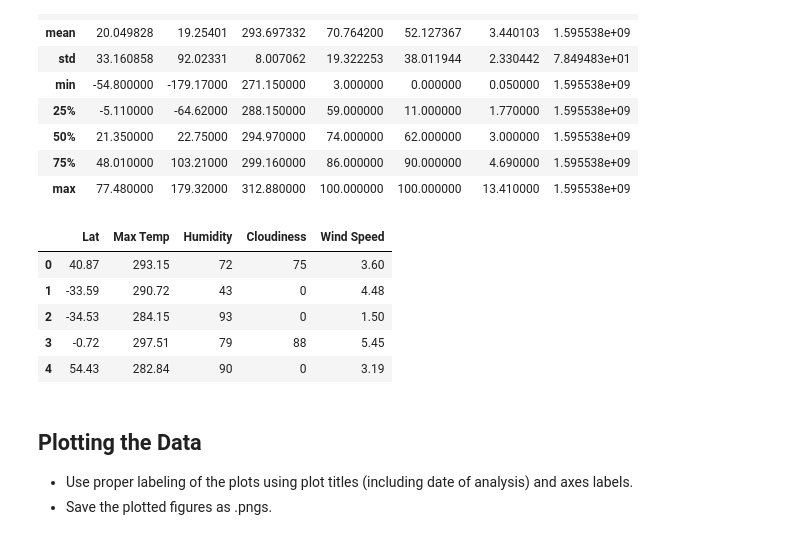
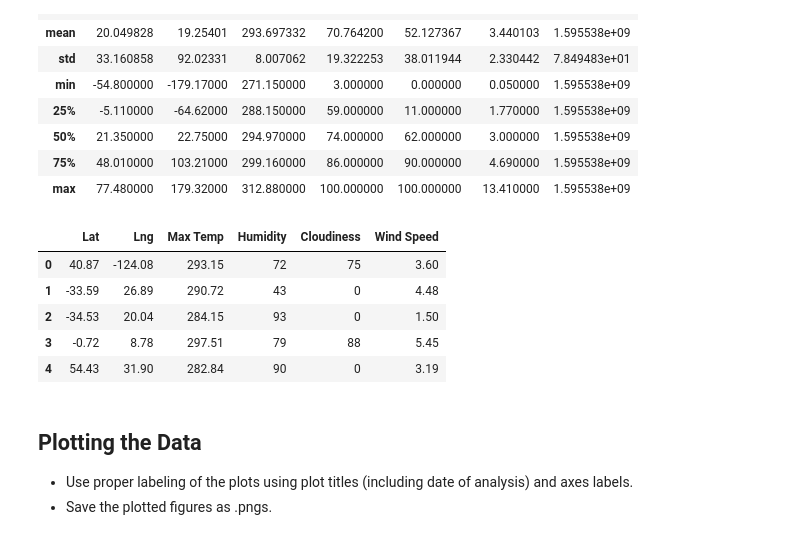
Before and after one commit to 12wollmana/UMN-Data_Analytics-Python_API_Challenge, a Jupyter notebook: WeatherPy/WeatherPy.ipynb, the cells around one changed output. Cells and saved outputs as stored; diff of their text form; code cells hidden in the pictures.

```diff
--- a/WeatherPy/WeatherPy.ipynb
+++ b/WeatherPy/WeatherPy.ipynb
@@ -207,18 +207,19 @@ clean_city_data.describe()
 # %%
 # Extract relevant fields from the data frame
 final_columns = [City_Weather_Columns.lat,
+                 City_Weather_Columns.lng,
                  City_Weather_Columns.max_temp,
                  City_Weather_Columns.humidity,
                  City_Weather_Columns.cloudiness,
                  City_Weather_Columns.wind_speed]
 final_city_data = clean_city_data[final_columns]
 final_city_data.head()
 # %% [output]
-|  | Lat | Max Temp | Humidity | Cloudiness | Wind Speed |
-| 0 | 40.87 | 293.15 | 72 | 75 | 3.60 |
-| 1 | -33.59 | 290.72 | 43 | 0 | 4.48 |
-| 2 | -34.53 | 284.15 | 93 | 0 | 1.50 |
-| 3 | -0.72 | 297.51 | 79 | 88 | 5.45 |
-| 4 | 54.43 | 282.84 | 90 | 0 | 3.19 |
+|  | Lat | Lng | Max Temp | Humidity | Cloudiness | Wind Speed |
+| 0 | 40.87 | -124.08 | 293.15 | 72 | 75 | 3.60 |
+| 1 | -33.59 | 26.89 | 290.72 | 43 | 0 | 4.48 |
+| 2 | -34.53 | 20.04 | 284.15 | 93 | 0 | 1.50 |
+| 3 | -0.72 | 8.78 | 297.51 | 79 | 88 | 5.45 |
+| 4 | 54.43 | 31.90 | 282.84 | 90 | 0 | 3.19 |
 # %%
 # Export the City_Data into a csv
```
Also changed, not shown: parts of 1 cell of this notebook, 1 other file.
